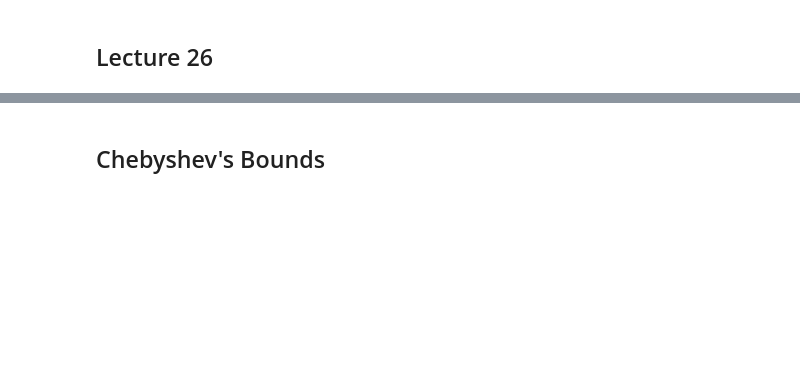
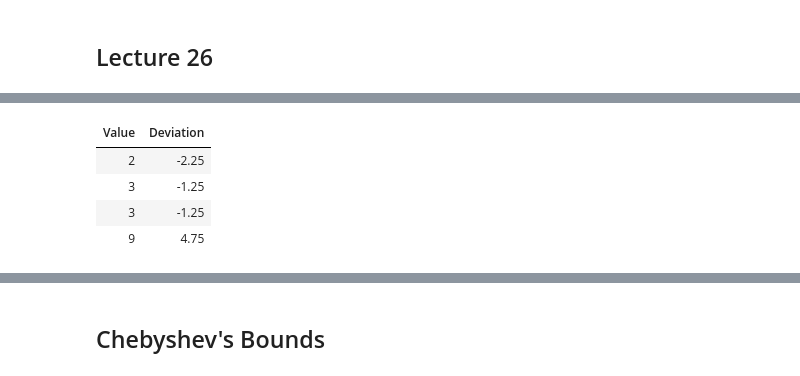
Before and after one commit to data-8/materials-sp19, a Jupyter notebook: lec/lec26.ipynb, the cells around one changed output, grey strips where cells are left out. Saved outputs shown, nothing was run; the diff lists cells and outputs as text; code cells hidden in the pictures; blank space fills up the shorter version.

```diff
--- a/lec/lec26.ipynb
+++ b/lec/lec26.ipynb
@@ -17,4 +25,10 @@ average_value
 # %%
-deviations = ...
+deviations = values - average_value
 sd_table = sd_table.with_column('Deviation', deviations)
 sd_table
+# %% [output]
+| Value | Deviation |
+| 2 | -2.25 |
+| 3 | -1.25 |
+| 3 | -1.25 |
+| 9 | 4.75 |
```
Also changed, not shown: parts of 26 cells of this notebook, 1 other file.
